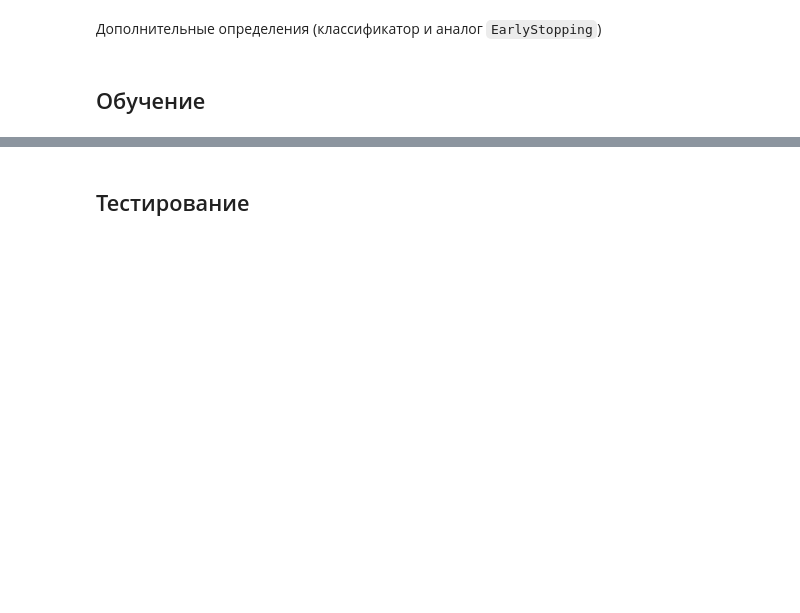
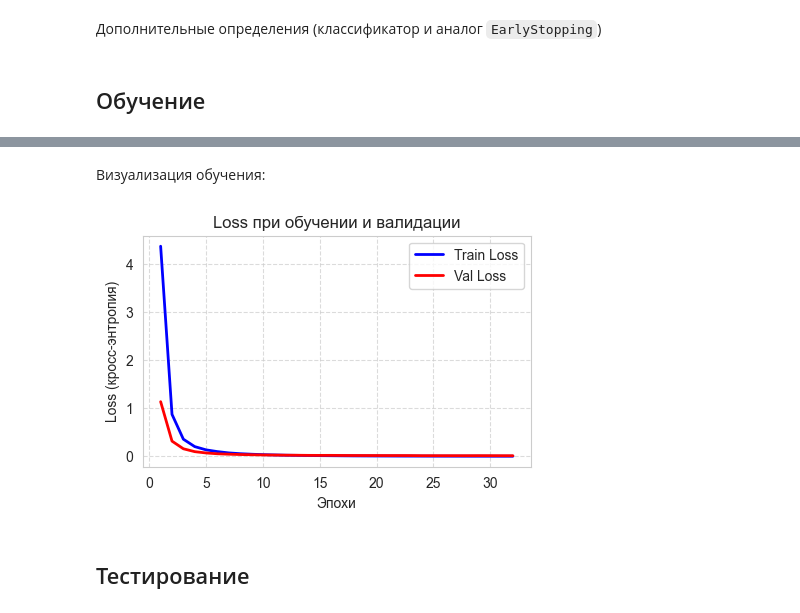
Before and after one commit to Vad1mChK/expedition-0-backend, a Jupyter notebook: scripts/ai/command_classifier/train_classifier.ipynb, the cells around one changed output, grey strips where cells are left out. Cells and saved outputs as stored; diff of their text form; code cells hidden in the pictures; blank space fills up the shorter version.

```diff
--- a/scripts/ai/command_classifier/train_classifier.ipynb
+++ b/scripts/ai/command_classifier/train_classifier.ipynb
@@ -208,6 +212,13 @@ OPERATORS = [e.value for e in TritUnOp] + [e.value for e in TritBinOp] + [e.valu
 GROUPS = ["master", "music", "sfx", "voice"]
 ACTIONS = ["increase", "decrease", "mute"]
 TARGETS = ["logic", "lore"]
+SLOT_KEYS: list[str] = [
+    "operator", # TritUnOp, TritBinOp...
+    "group",    # master, music, sfx, voice
+    "action",   # increase, decrease, mute
+    "target",   # logic, lore
+    "balanced"  # bool
+]
 
 op2idx = {op: i for i, op in enumerate(OPCODES)}
 def create_slot_maps(items):
@@ -288,7 +299,8 @@ class EarlyStopping:
             self.counter = 0
         else:
             self.counter += 1
-            if self.counter >= self.patience: self.early_stop = True
+            if self.counter >= self.patience:
+                self.early_stop = True
 # %% [markdown]
 ## Обучение
 # %%
@@ -372,3 +447,32 @@ Epoch 20 | Val Loss: 0.0002
+# %% [markdown]
+Визуализация обучения:
+# %%
+def plot_history(history: list[tuple[int, float, float]]):
+    epochs, train_losses, val_losses = zip(*history)
+
+    plt.figure(figsize=(5, 3))
+    plt.plot(epochs, train_losses, label='Train Loss', color='blue', linewidth=2)
+    plt.plot(epochs, val_losses, label='Val Loss', color='red', linewidth=2)
+
+    # Identify the crossover point
+    plt.title('Loss при обучении и валидации')
+    plt.xlabel('Эпохи')
+    plt.ylabel('Loss (кросс-энтропия)')
+    plt.grid(True, linestyle='--', alpha=0.7)
+    plt.legend()
+
+    # Add an annotation for the "Overfitting" start
+    # plt.annotate('Convergence / Overfit starts',
+    #              xy=(epochs[7], val_losses[7]),
+    #              xytext=(epochs[7]+2, val_losses[7]+0.5),
+    #              arrowprops=dict(facecolor='black', shrink=0.05))
+
+    plt.show()
+
+# Example usage with your data:
+plot_history(history)
+# %% [output]
+[figure, added]
 # %% [markdown]
 ## Тестирование
 # %%
```
Also changed, not shown: parts of 8 cells of this notebook, 17 other files.
